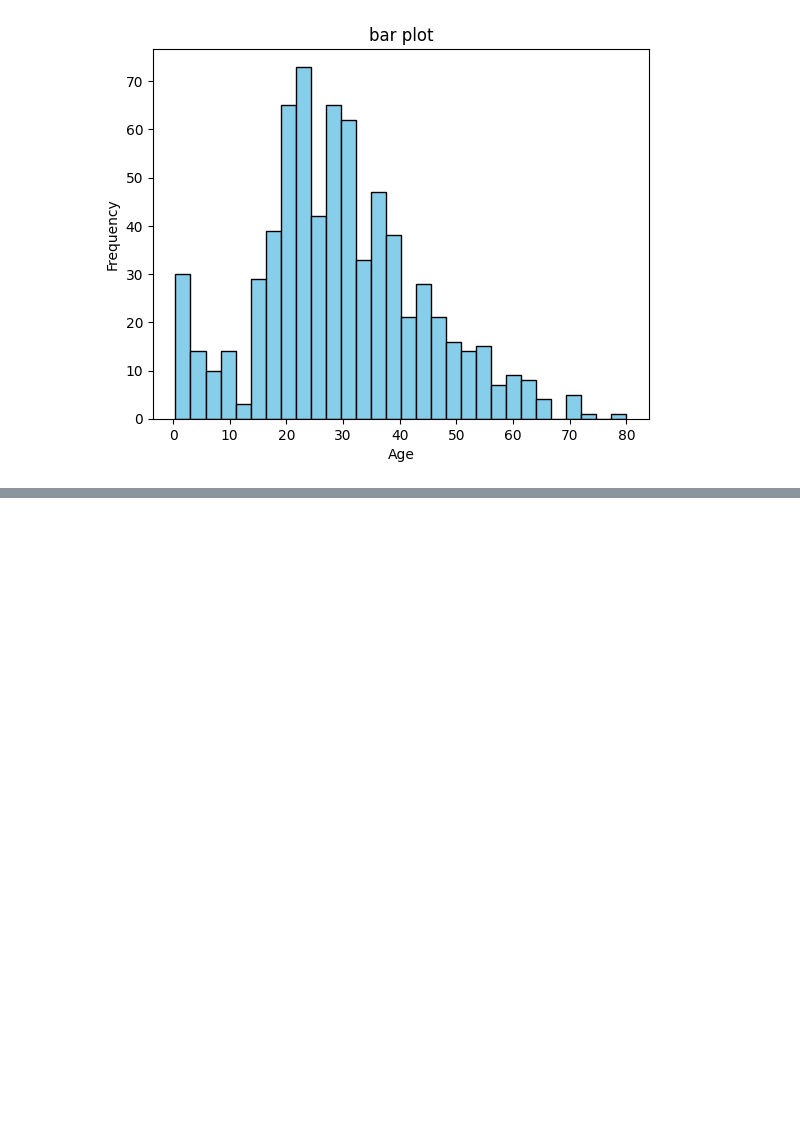
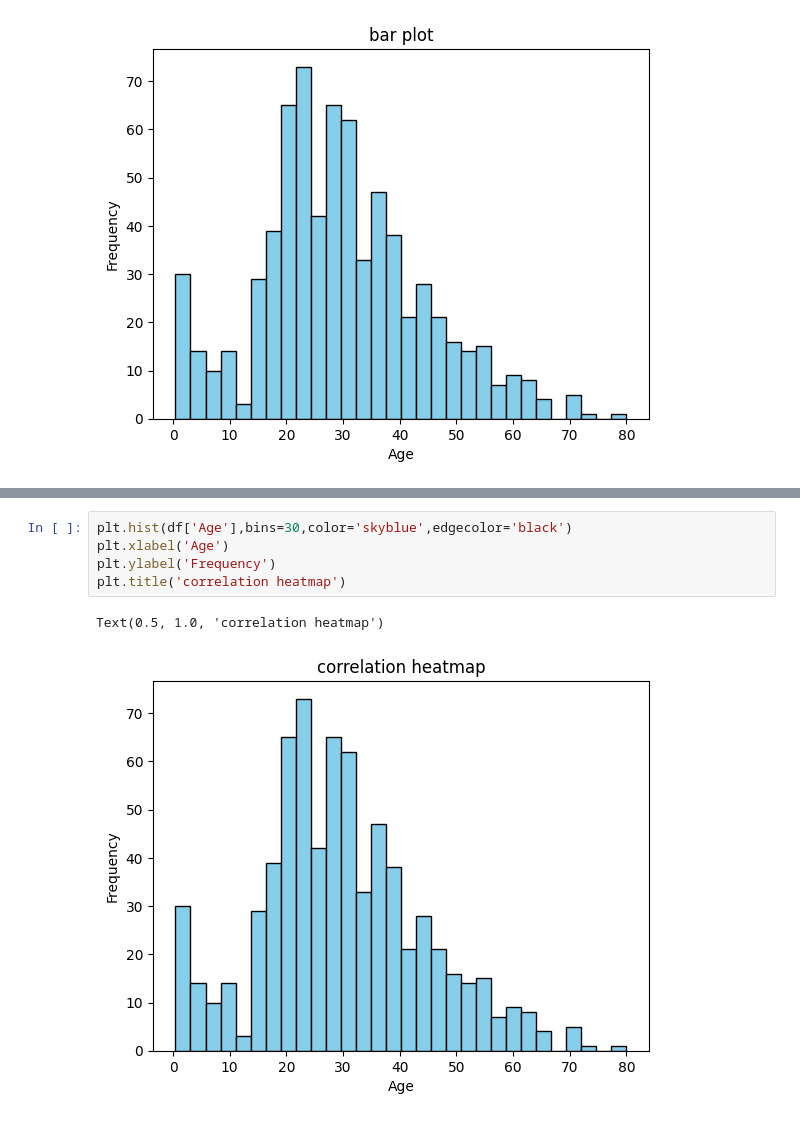
Before and after one commit to 2303a51295madhuri/ADM-2005, a Jupyter notebook: week_2.ipynb, the cells around one changed output, grey strips where cells are left out. Drawn from its saved outputs; the diff is of its cells as text; blank space fills up the shorter version.

```diff
--- a/week_2.ipynb
+++ b/week_2.ipynb
@@ -47,0 +70,8 @@ Text(0.5, 1.0, 'bar plot')
+# %%
+plt.hist(df['Age'],bins=30,color='skyblue',edgecolor='black')
+plt.xlabel('Age')
+plt.ylabel('Frequency')
+plt.title('correlation heatmap')
+# %% [output]
+Text(0.5, 1.0, 'correlation heatmap')
+[figure, added]
```
Also changed, not shown: parts of 7 cells of this notebook.
